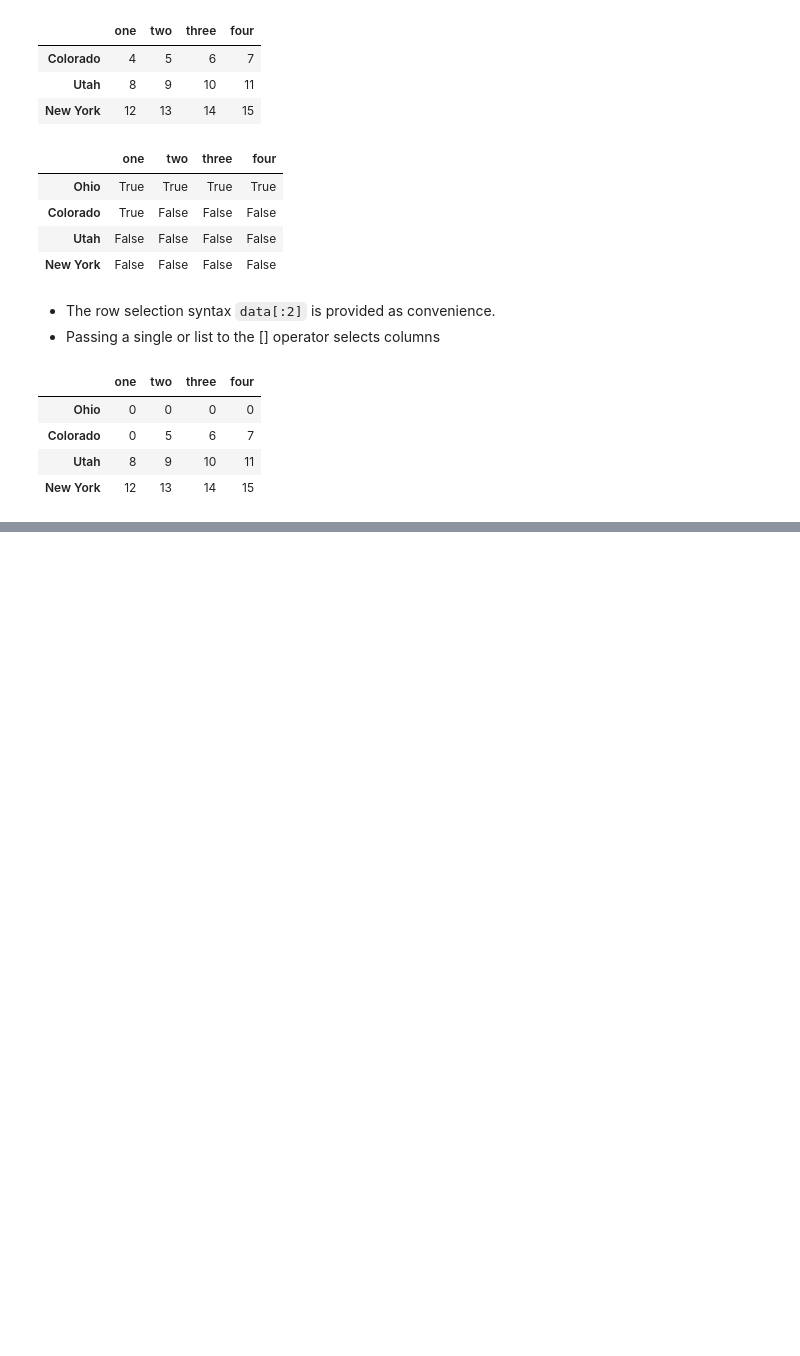
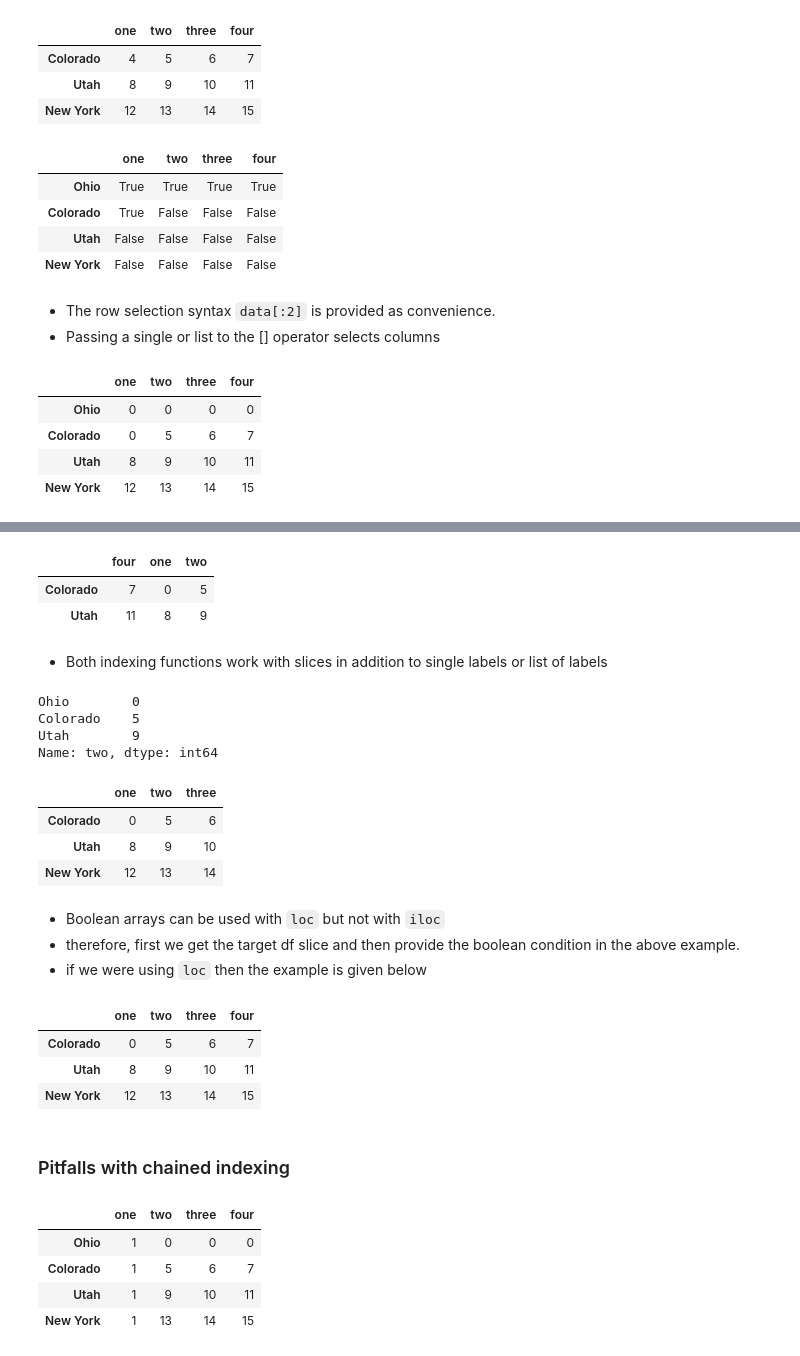
Before and after one commit to NajeebArif/data-analysis-with-python, a Jupyter notebook: pandas/essentials.ipynb, the cells around one changed output, grey strips where cells are left out. Saved outputs shown, nothing was run; the diff lists cells and outputs as text; code cells hidden in the pictures; blank space fills up the shorter version.

```diff
--- a/pandas/essentials.ipynb
+++ b/pandas/essentials.ipynb
@@ -403,0 +459,44 @@ data
+# %%
+data.iloc[[1,2],[3,0,1]]
+# %% [output]
+|  | four | one | two |
+| Colorado | 7 | 0 | 5 |
+| Utah | 11 | 8 | 9 |
+# %% [markdown]
+- Both indexing functions work with slices in addition to single labels or list of labels
+# %%
+data.loc[:'Utah', 'two']
+# %% [output]
+Ohio        0
+Colorado    5
+Utah        9
+Name: two, dtype: int64
+# %%
+data.iloc[:,:3][data.three > 5]
+# %% [output]
+|  | one | two | three |
+| Colorado | 0 | 5 | 6 |
+| Utah | 8 | 9 | 10 |
+| New York | 12 | 13 | 14 |
+# %% [markdown]
+- Boolean arrays can be used with `loc` but not with `iloc`
+- therefore, first we get the target df slice and then provide the boolean condition in the above example.
+- if we were using `loc` then the example is given below
+# %%
+data.loc[data.three >= 2]
+# %% [output]
+|  | one | two | three | four |
+| Colorado | 0 | 5 | 6 | 7 |
+| Utah | 8 | 9 | 10 | 11 |
+| New York | 12 | 13 | 14 | 15 |
+# %% [markdown]
+### Pitfalls with chained indexing
+# %%
+data.loc[:, 'one'] = 1
+data
+# %% [output]
+|  | one | two | three | four |
+| Ohio | 1 | 0 | 0 | 0 |
+| Colorado | 1 | 5 | 6 | 7 |
+| Utah | 1 | 9 | 10 | 11 |
+| New York | 1 | 13 | 14 | 15 |
```
Also changed, not shown: parts of 17 cells of this notebook.
